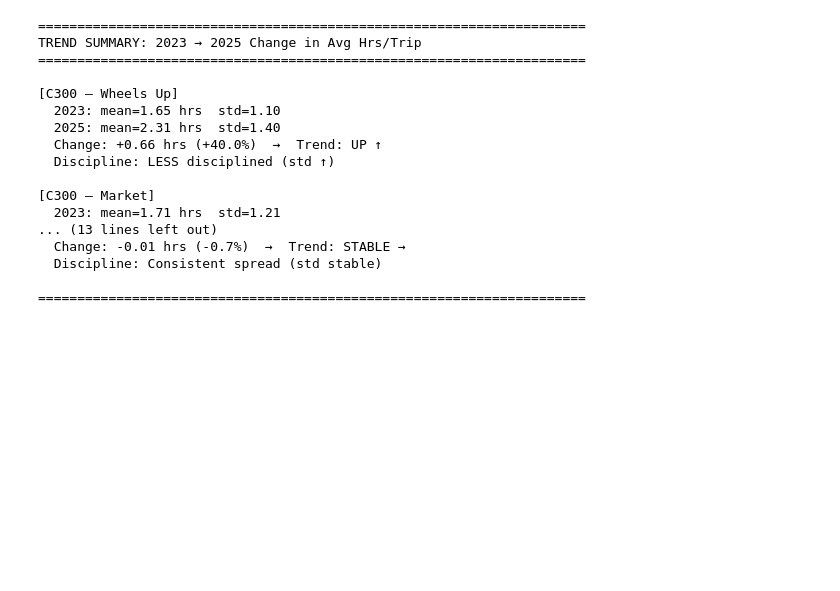
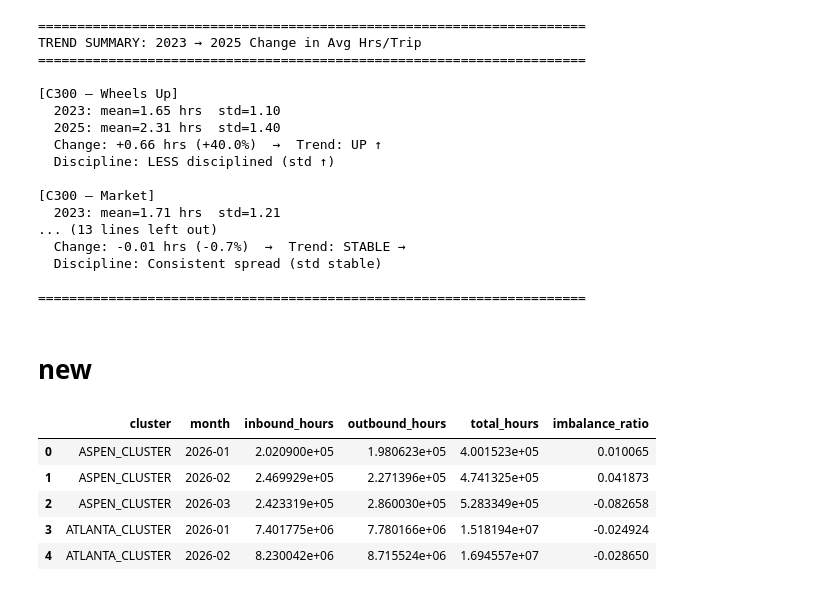
Before and after one commit to tausif-agntworksai/flight-pipeline, a Jupyter notebook: pricing/eda/vedant/WingXAnalysis_va_v3.ipynb, the cells around one changed output. Cells and saved outputs as stored; diff of their text form; code cells hidden in the pictures; blank space fills up the shorter version.

```diff
--- a/pricing/eda/vedant/WingXAnalysis_va_v3.ipynb
+++ b/pricing/eda/vedant/WingXAnalysis_va_v3.ipynb
@@ -467,3 +470,18 @@ TREND SUMMARY: 2023 → 2025 Change in Avg Hrs/Trip
   Discipline: Consistent spread (std stable)
 
 ======================================================================
+# %% [markdown]
+# new
+# %%
+corr = pd.read_csv(
+    "gs://agntworks-data-dev/wheelsup/processed/wingx/wingx_cluster_monthly_2026.csv"
+)
+
+corr.head()
+# %% [output]
+|  | cluster | month | inbound_hours | outbound_hours | total_hours | imbalance_ratio |
+| 0 | ASPEN_CLUSTER | 2026-01 | 2.020900e+05 | 1.980623e+05 | 4.001523e+05 | 0.010065 |
+| 1 | ASPEN_CLUSTER | 2026-02 | 2.469929e+05 | 2.271396e+05 | 4.741325e+05 | 0.041873 |
+| 2 | ASPEN_CLUSTER | 2026-03 | 2.423319e+05 | 2.860030e+05 | 5.283349e+05 | -0.082658 |
+| 3 | ATLANTA_CLUSTER | 2026-01 | 7.401775e+06 | 7.780166e+06 | 1.518194e+07 | -0.024924 |
+| 4 | ATLANTA_CLUSTER | 2026-02 | 8.230042e+06 | 8.715524e+06 | 1.694557e+07 | -0.028650 |
```
Also changed, not shown: parts of 4 cells of this notebook, 1 other file.
